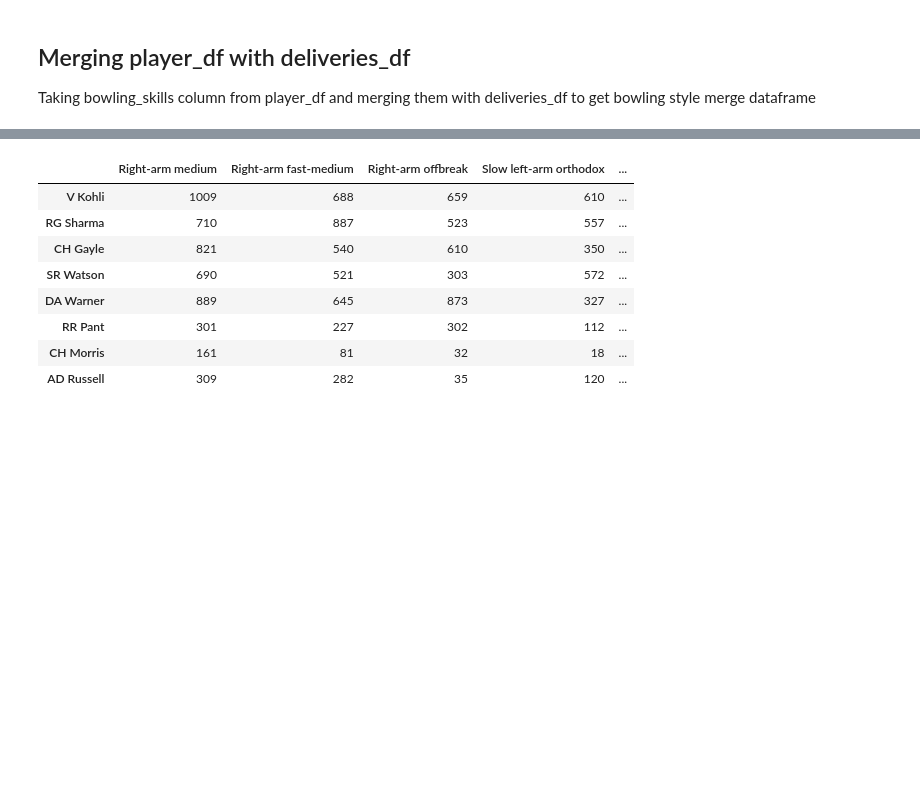
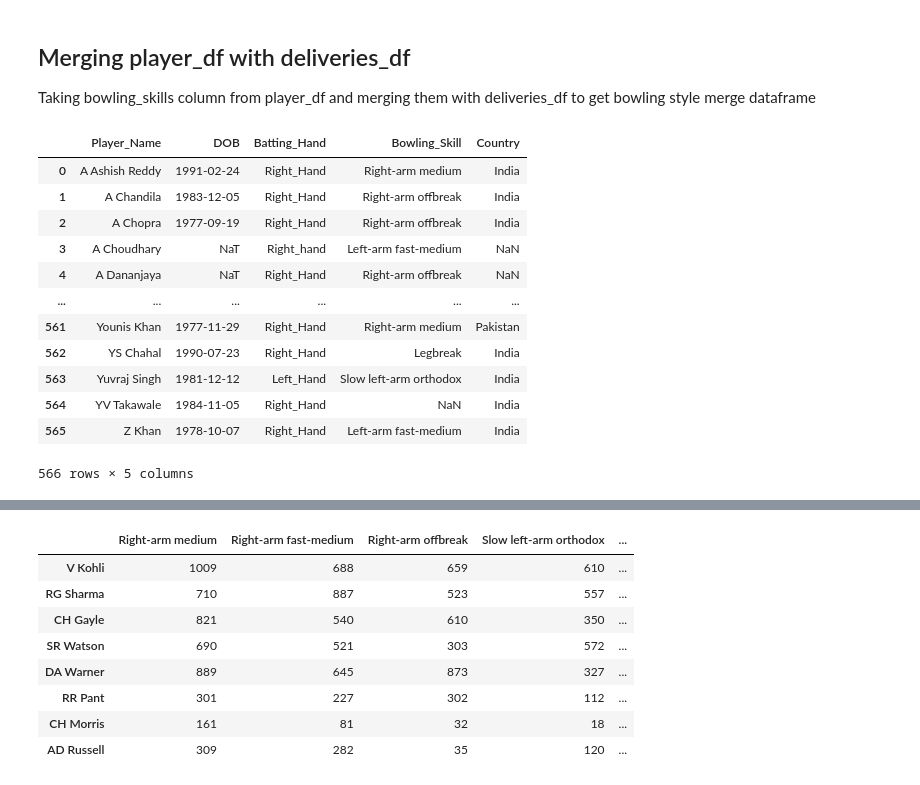
Before and after one commit to Utkarsh736/IPL_Data_Analysis, a Jupyter notebook: Template.ipynb, the cells around one changed output, grey strips where cells are left out. Cells and saved outputs as stored; diff of their text form; code cells hidden in the pictures; blank space fills up the shorter version.

```diff
--- a/Template.ipynb
+++ b/Template.ipynb
@@ -206,3 +191,19 @@ bowling_skill_df = players_df[['Player_Name', 'Bowling_Skill', 'Bowling_Type']].
+# %%
+players_df
+# %% [output]
+|  | Player_Name | DOB | Batting_Hand | Bowling_Skill | Country |
+| 0 | A Ashish Reddy | 1991-02-24 | Right_Hand | Right-arm medium | India |
+| 1 | A Chandila | 1983-12-05 | Right_Hand | Right-arm offbreak | India |
+| 2 | A Chopra | 1977-09-19 | Right_Hand | Right-arm offbreak | India |
+| 3 | A Choudhary | NaT | Right_hand | Left-arm fast-medium | NaN |
+| 4 | A Dananjaya | NaT | Right_Hand | Right-arm offbreak | NaN |
+| ... | ... | ... | ... | ... | ... |
+| 561 | Younis Khan | 1977-11-29 | Right_Hand | Right-arm medium | Pakistan |
+| 562 | YS Chahal | 1990-07-23 | Right_Hand | Legbreak | India |
+| 563 | Yuvraj Singh | 1981-12-12 | Left_Hand | Slow left-arm orthodox | India |
+| 564 | YV Takawale | 1984-11-05 | Right_Hand | NaN | India |
+| 565 | Z Khan | 1978-10-07 | Right_Hand | Left-arm fast-medium | India |
+566 rows × 5 columns
 # %%
 batsman_run_df = deliveries_df[['inning', 'over', 'ball', 'batsman', 'bowler', 'batsman_runs', 'total_runs']]
 # %%
```
Also changed, not shown: parts of 16 cells of this notebook.
